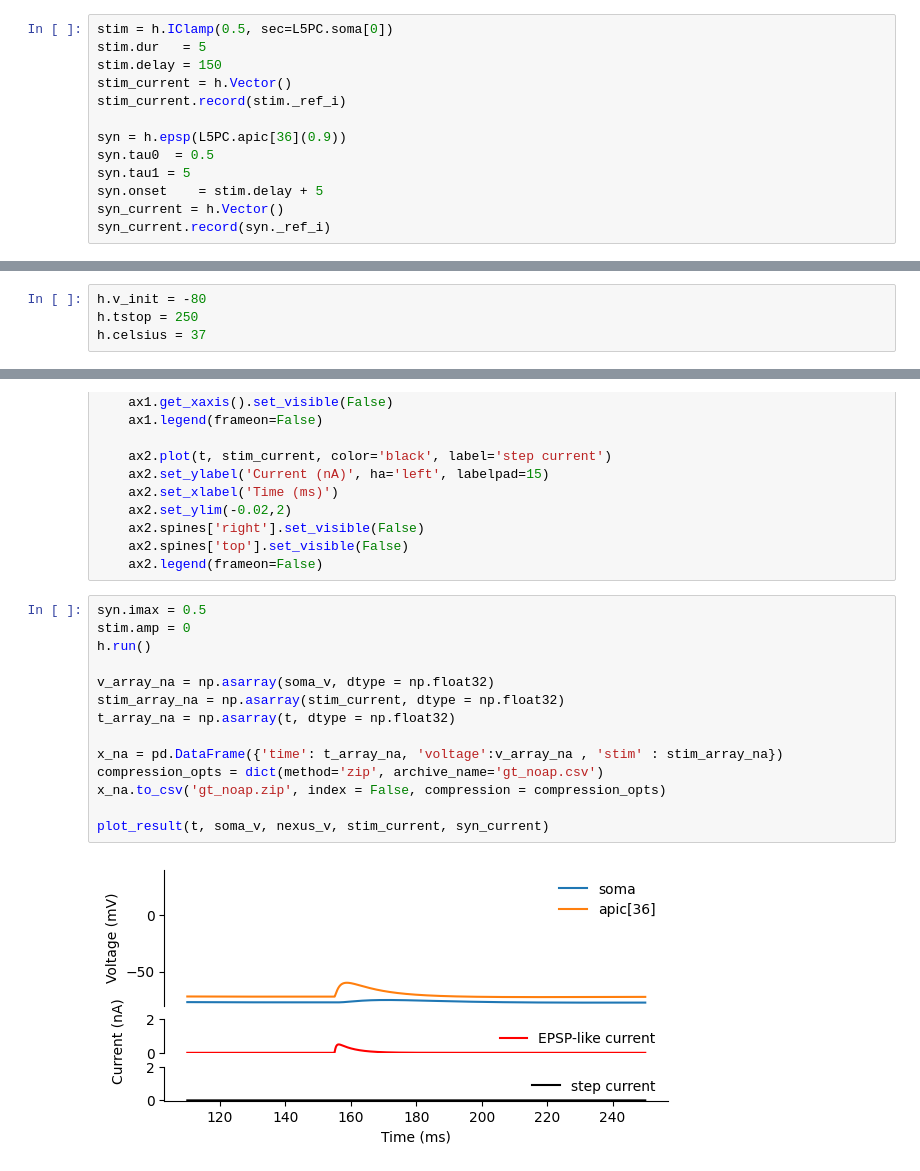
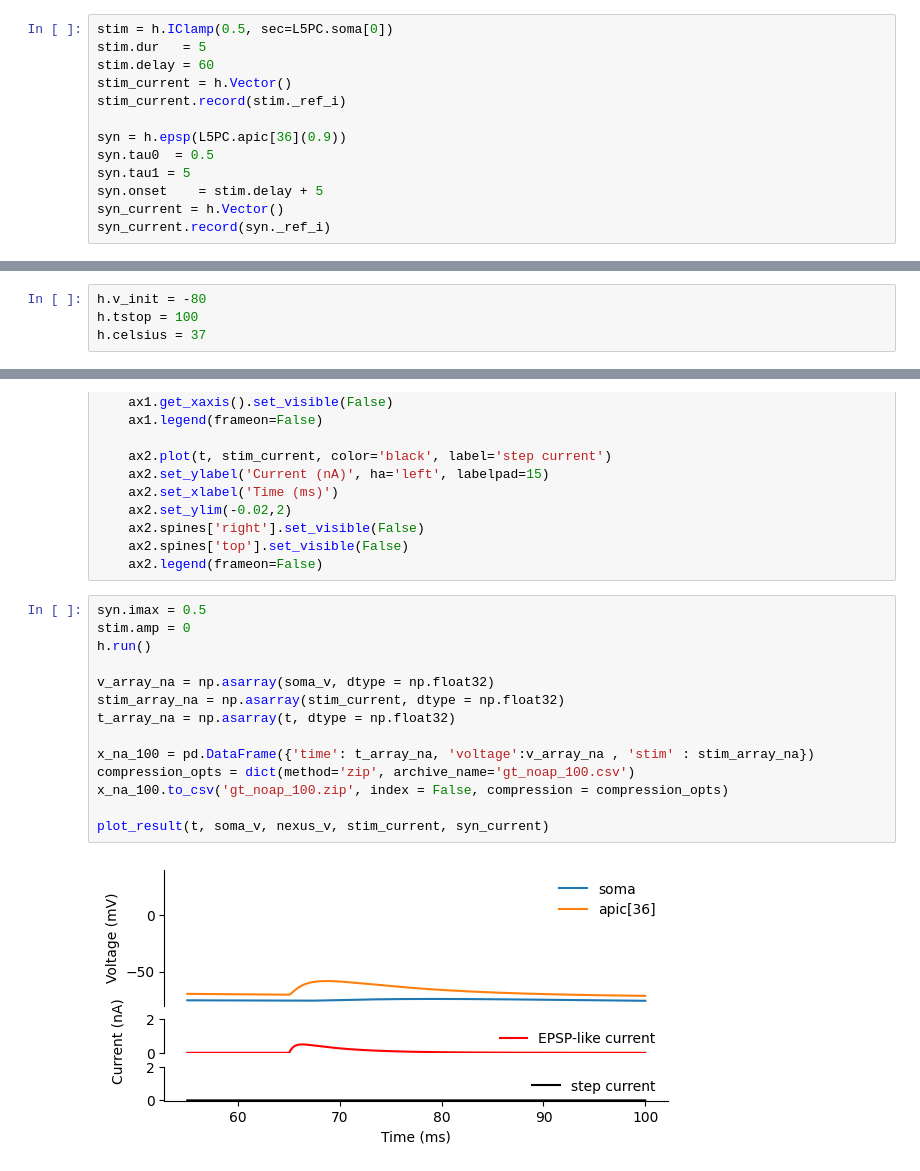
Before and after one commit to sepstein22/computational_brain, a Jupyter notebook: sim_data/Layer_5b_pyramidal_cell_Calcium_Spike.ipynb, the cells around one changed output, grey strips where cells are left out. Cells and saved outputs as stored; diff of their text form.

```diff
--- a/sim_data/Layer_5b_pyramidal_cell_Calcium_Spike.ipynb
+++ b/sim_data/Layer_5b_pyramidal_cell_Calcium_Spike.ipynb
@@ -22,7 +23,7 @@ L5PC = h.L5PCtemplate(morphology_file)
 # %%
 stim = h.IClamp(0.5, sec=L5PC.soma[0])
 stim.dur   = 5
-stim.delay = 150
+stim.delay = 60
 stim_current = h.Vector()
 stim_current.record(stim._ref_i)
 
@@ -52,7 +53,7 @@ stim_current.record(stim._ref_i);
 # general settings
 # %%
 h.v_init = -80
-h.tstop = 250
+h.tstop = 100
 h.celsius = 37
 # %% [markdown]
 # plotting function
@@ -92,18 +93,18 @@ def plot_result(t, soma_v, nexus_v, stim_current, syn_current, show_from = 4400)
 # %%
 syn.imax = 0.5
 stim.amp = 0
 h.run()
 
 v_array_na = np.asarray(soma_v, dtype = np.float32)
 stim_array_na = np.asarray(stim_current, dtype = np.float32)
 t_array_na = np.asarray(t, dtype = np.float32)
 
-x_na = pd.DataFrame({'time': t_array_na, 'voltage':v_array_na , 'stim' : stim_array_na})
-compression_opts = dict(method='zip', archive_name='gt_noap.csv')
-x_na.to_csv('gt_noap.zip', index = False, compression = compression_opts)
+x_na_100 = pd.DataFrame({'time': t_array_na, 'voltage':v_array_na , 'stim' : stim_array_na})
+compression_opts = dict(method='zip', archive_name='gt_noap_100.csv')
+x_na_100.to_csv('gt_noap_100.zip', index = False, compression = compression_opts)
 
 plot_result(t, soma_v, nexus_v, stim_current, syn_current)
 # %% [output]
-[figure, old version]
+[figure, new version]
 # %%
 syn.imax = 0
```
Also changed, not shown: parts of 4 cells of this notebook, 7 other files.
